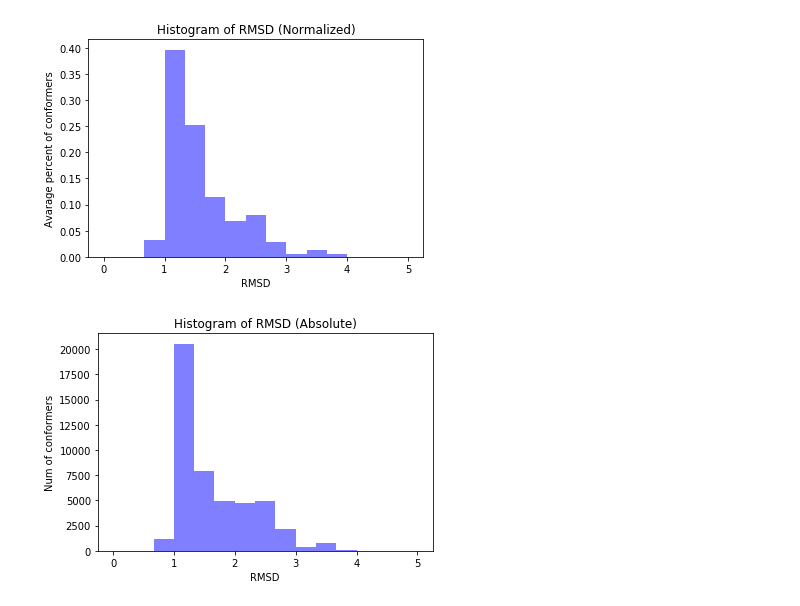
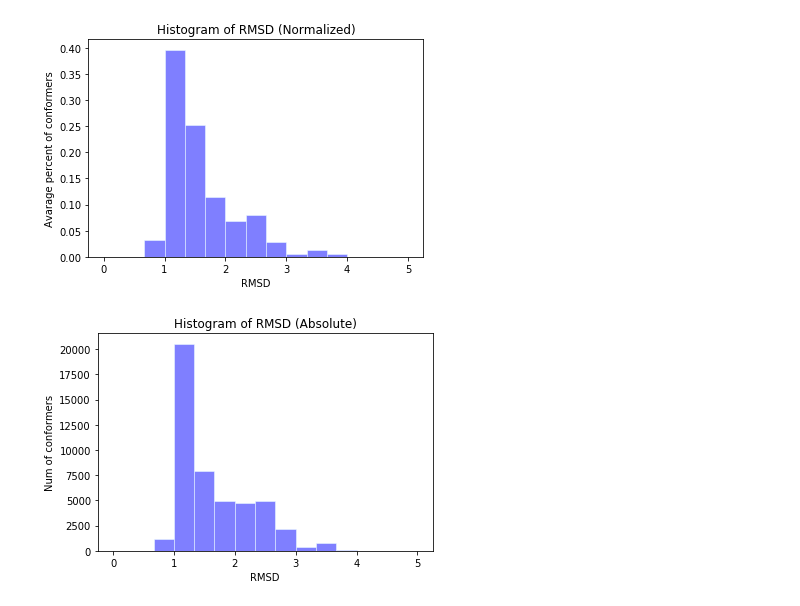
Before and after one commit to EvgenyBorisov/Science, a Jupyter notebook: rmsd_to_answer_hist_by_ligmcs/Bace/rmsd_to_answer_chart.ipynb, the cells around one changed output. Cells and saved outputs as stored; diff of their text form; code cells hidden in the pictures.

```diff
--- a/rmsd_to_answer_hist_by_ligmcs/Bace/rmsd_to_answer_chart.ipynb
+++ b/rmsd_to_answer_hist_by_ligmcs/Bace/rmsd_to_answer_chart.ipynb
@@ -33,17 +33,14 @@ freq_cf = 3
 r=(0,math.ceil(max(all_rmsds))+1)
 num_bins = (r[1]-r[0])*freq_cf
 
-
+plots = []
 all_bcy = np.zeros(num_bins)
 for rmsds, name in zip(rmsd_cat,name_cat):
     h = np.histogram(rmsds,num_bins,r)
     bcy = (h[0]/np.sum(h[0]))
     bcx = [x for x in h[1][:-1]]
     all_bcy+=bcy
-    plt.bar(bcx, bcy,facecolor='blue', alpha=0.5,align = 'edge',width=1/freq_cf)
-    plt.title(f'Histogram of RMSD (Normalized)\n{name}')
-    plt.ylabel('Percent of conformers')
-    plt.xlabel('RMSD')
-    plt.show()
+
+
 
 all_bcy /= len(files)
@@ -64,16 +47,16 @@ all_bcy /= len(files)
 # %%
-plt.bar(bcx, all_bcy,facecolor='blue', alpha=0.5,align = 'edge',width=1/freq_cf)
+plt.bar(bcx, all_bcy,facecolor='blue', alpha=0.5,align = 'edge',width=1/freq_cf,edgecolor = 'azure')
 plt.title(r'Histogram of RMSD (Normalized)')
 plt.ylabel('Avarage percent of conformers')
 plt.xlabel('RMSD')
 plt.show()
 # %% [output]
-[figure, old version]
+[figure, new version]
 # %%
-n, bins, patches = plt.hist(all_rmsds, num_bins, facecolor='blue', alpha=0.5,range=r)
+n, bins, patches = plt.hist(all_rmsds, num_bins, facecolor='blue', alpha=0.5,range=r,edgecolor = 'azure')
 plt.title(r'Histogram of RMSD (Absolute)')
 plt.ylabel('Num of conformers')
 plt.xlabel('RMSD')
 plt.show()
 # %% [output]
-[figure, old version]
+[figure, new version]
```
Also changed, not shown: parts of 2 cells of this notebook.
